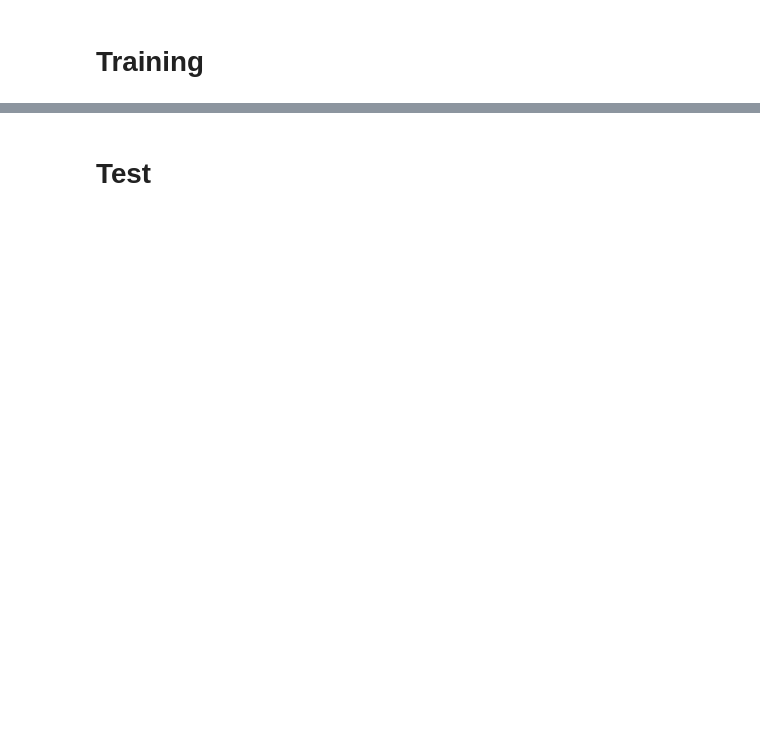
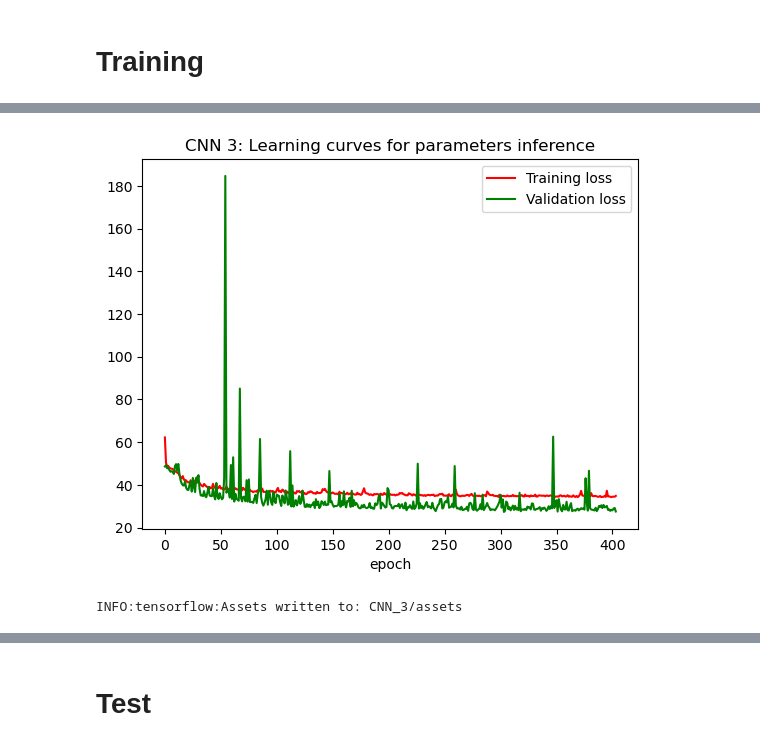
Before and after one commit to InesVATI/phylodeepINRAE, a Jupyter notebook: nonlinear_SEIR_model/SEIR_NNs.ipynb, the cells around one changed output, grey strips where cells are left out. Saved outputs shown, nothing was run; the diff lists cells and outputs as text; code cells hidden in the pictures; blank space fills up the shorter version.

```diff
--- a/nonlinear_SEIR_model/SEIR_NNs.ipynb
+++ b/nonlinear_SEIR_model/SEIR_NNs.ipynb
@@ -204,12 +262,20 @@ KeyboardInterrupt:
 # %%
-num_real_epochs = len(history_FNN.history['loss'])
-train_loss = history_FNN.history['loss']
-val_loss = history_FNN.history['val_loss']
+def plot_curves(name_model, history):
+    num_real_epochs = len(history.history['loss'])
+    train_loss = history.history['loss']
+    val_loss = history.history['val_loss']
 
-#plotting
-plt.plot(np.arange(num_real_epochs), train_loss, '-r', label="Training loss")
-plt.plot(np.arange(num_real_epochs), val_loss, '-g', label="Validation loss")
-plt.xlabel('epoch')
-plt.legend()
-plt.title("MODEL 1: Learning curve for parameters inference")
-plt.show()
+    plt.figure()
+    plt.plot(np.arange(num_real_epochs), train_loss, '-r', label="Training loss")
+    plt.plot(np.arange(num_real_epochs), val_loss, '-g', label="Validation loss")
+    plt.xlabel('epoch')
+    plt.legend()
+    plt.title(name_model+": Learning curves for parameters inference")
+
+#     plt.figure()
+#     plt.plot(np.arange(1,num_real_epochs), train_loss[1:], '-r', label="Training loss")
+#     plt.plot(np.arange(1,num_real_epochs), val_loss[1:], '-g', label="Validation loss")
+#     plt.xlabel('epoch')
+#     plt.legend()
+
+    plt.show()
@@ -374,0 +385,10 @@ Epoch 100/100
+# %%
+#------------- OTHER MODEL ---------------------
+
+start=time.time()
+history_3 = training(CNN_infer3, num_epochs=800, patience=100)
+train_duration = time.time()-start
+print(f" Training with {train_size} training data took {train_duration/60} minutes")
+
+plot_curves("CNN 3", history_3)
+# %% [output]
@@ -374,0 +412,5 @@ Epoch 100/100
+[figure, added]
+# %%
+CNN_infer3.save("CNN_3")
+# %% [output]
+INFO:tensorflow:Assets written to: CNN_3/assets
```
Also changed, not shown: parts of 47 cells of this notebook.
